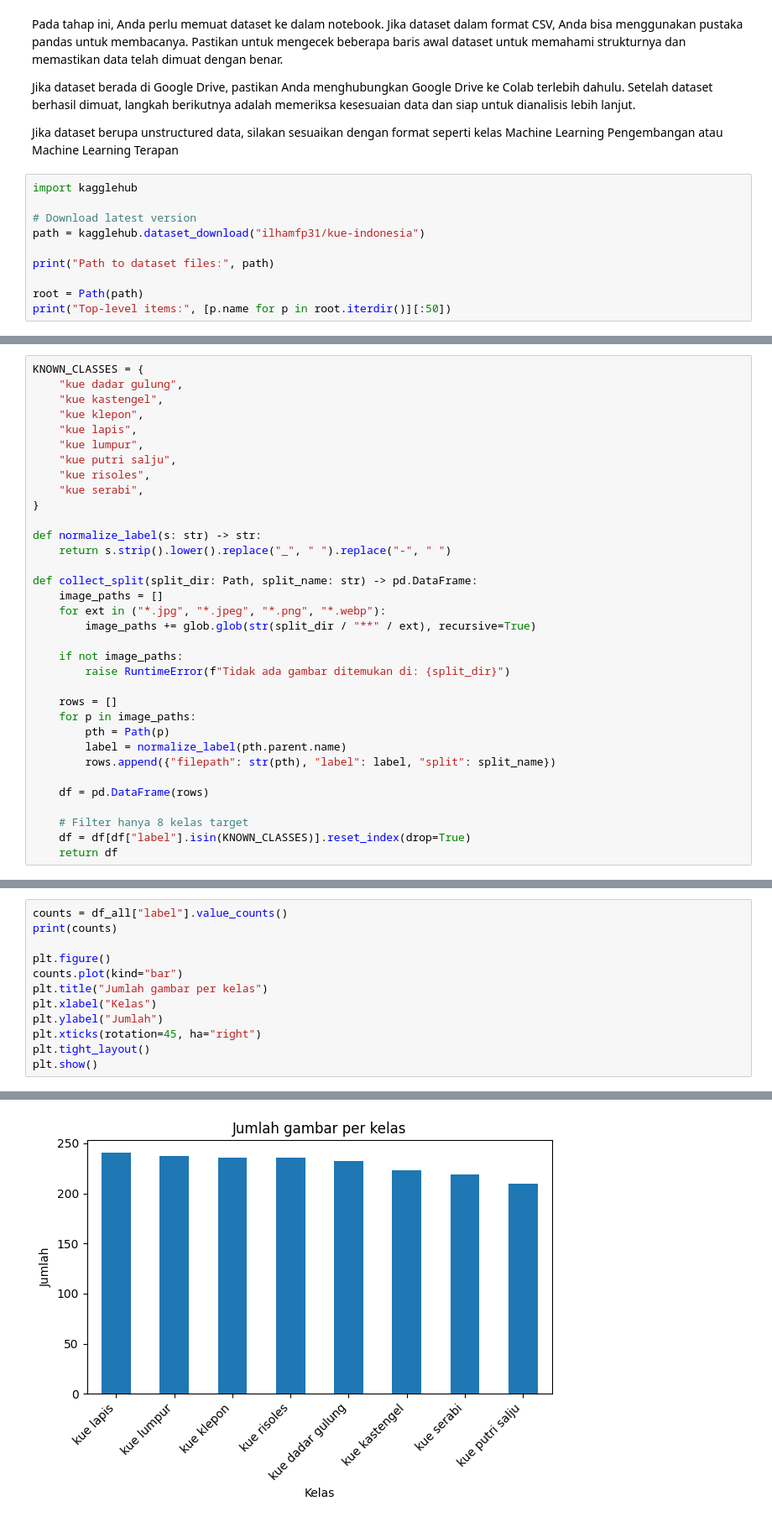
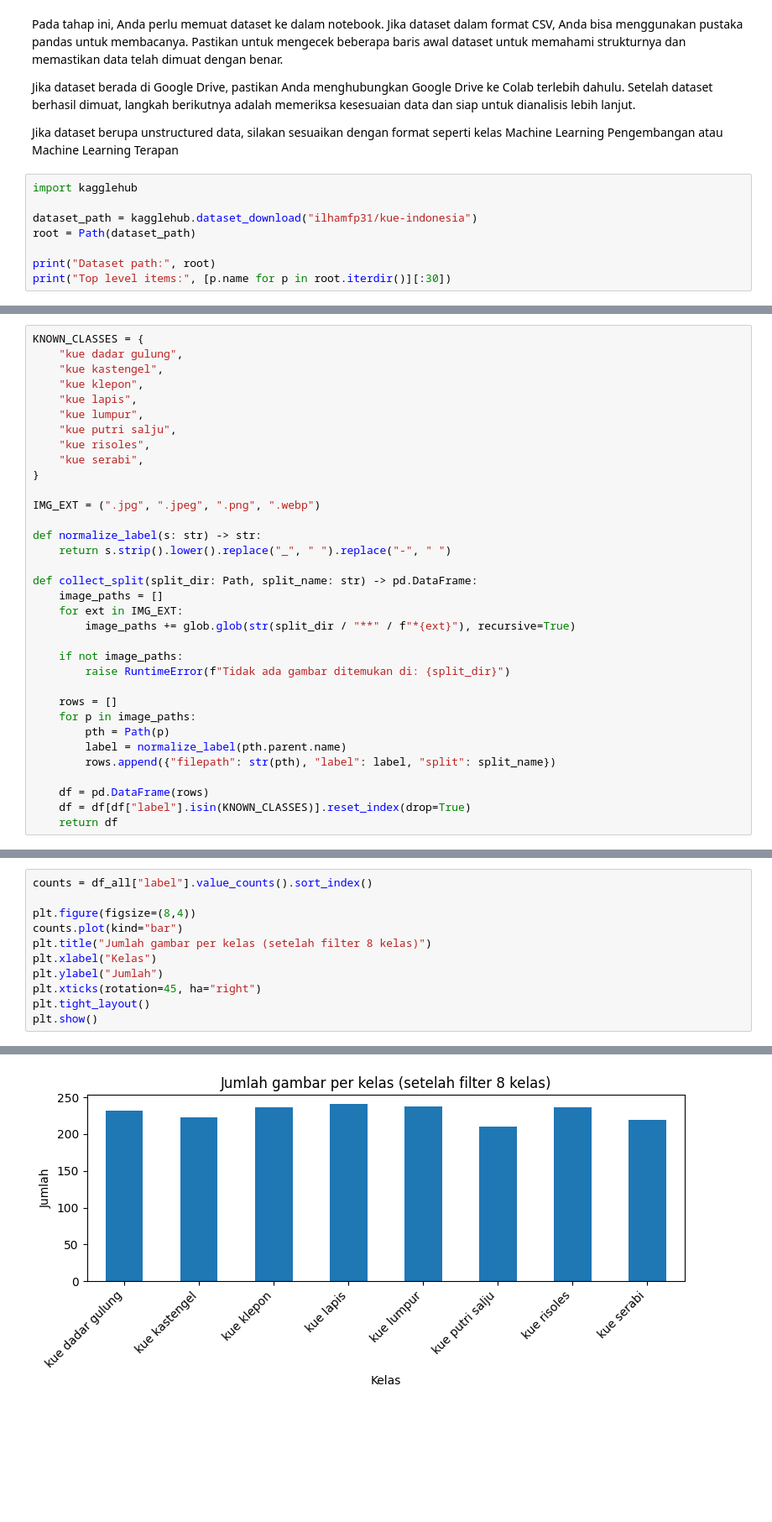
Before and after one commit to t-sofiachairani/Eksperimen_SML_T-Sofia-Chairani, a Jupyter notebook: preprocessing/Eksperimen_T-Sofia-Chairani.ipynb, the cells around one changed output, grey strips where cells are left out. Shown at 84% size. Drawn from its saved outputs; the diff is of its cells as text; blank space fills up the shorter version.

```diff
--- a/preprocessing/Eksperimen_T-Sofia-Chairani.ipynb
+++ b/preprocessing/Eksperimen_T-Sofia-Chairani.ipynb
@@ -66,11 +61,9 @@ Jika dataset berupa unstructured data, silakan sesuaikan dengan format seperti k
 # %%
 import kagglehub
 
-# Download latest version
-path = kagglehub.dataset_download("ilhamfp31/kue-indonesia")
+dataset_path = kagglehub.dataset_download("ilhamfp31/kue-indonesia")
+root = Path(dataset_path)
 
-print("Path to dataset files:", path)
-
-root = Path(path)
-print("Top-level items:", [p.name for p in root.iterdir()][:50])
+print("Dataset path:", root)
+print("Top level items:", [p.name for p in root.iterdir()][:30])
 # %% [output]
@@ -90,13 +116,15 @@ KNOWN_CLASSES = {
     "kue serabi",
 }
 
+IMG_EXT = (".jpg", ".jpeg", ".png", ".webp")
+
 def normalize_label(s: str) -> str:
     return s.strip().lower().replace("_", " ").replace("-", " ")
 
 def collect_split(split_dir: Path, split_name: str) -> pd.DataFrame:
     image_paths = []
-    for ext in ("*.jpg", "*.jpeg", "*.png", "*.webp"):
-        image_paths += glob.glob(str(split_dir / "**" / ext), recursive=True)
+    for ext in IMG_EXT:
+        image_paths += glob.glob(str(split_dir / "**" / f"*{ext}"), recursive=True)
 
     if not image_paths:
         raise RuntimeError(f"Tidak ada gambar ditemukan di: {split_dir}")
@@ -108,8 +136,6 @@ def collect_split(split_dir: Path, split_name: str) -> pd.DataFrame:
         rows.append({"filepath": str(pth), "label": label, "split": split_name})
 
     df = pd.DataFrame(rows)
-
-    # Filter hanya 8 kelas target
     df = df[df["label"].isin(KNOWN_CLASSES)].reset_index(drop=True)
     return df
 # %%
@@ -204,10 +230,9 @@ dtype: int64
 # %%
-counts = df_all["label"].value_counts()
-print(counts)
+counts = df_all["label"].value_counts().sort_index()
 
-plt.figure()
+plt.figure(figsize=(8,4))
 counts.plot(kind="bar")
-plt.title("Jumlah gambar per kelas")
+plt.title("Jumlah gambar per kelas (setelah filter 8 kelas)")
 plt.xlabel("Kelas")
 plt.ylabel("Jumlah")
 plt.xticks(rotation=45, ha="right")
@@ -227,4 +242,4 @@ Name: count, dtype: int64
-[figure, old version]
+[figure, new version]
 # %%
 # contoh gambar per kelas
 classes = sorted(df_all["label"].unique())
```
Also changed, not shown: parts of 18 cells of this notebook, 1 other file.
